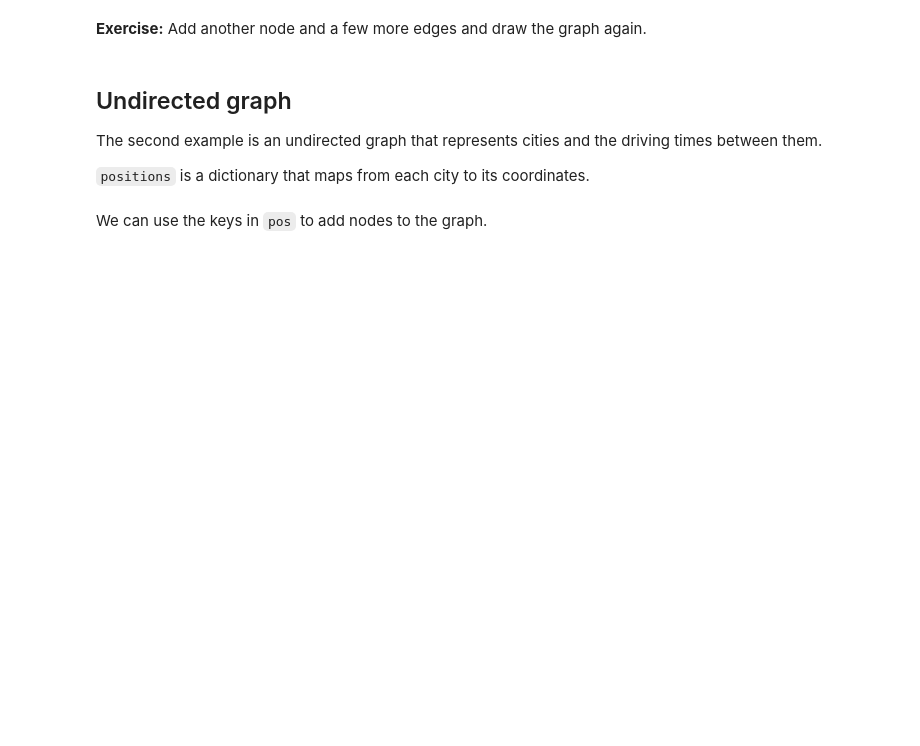
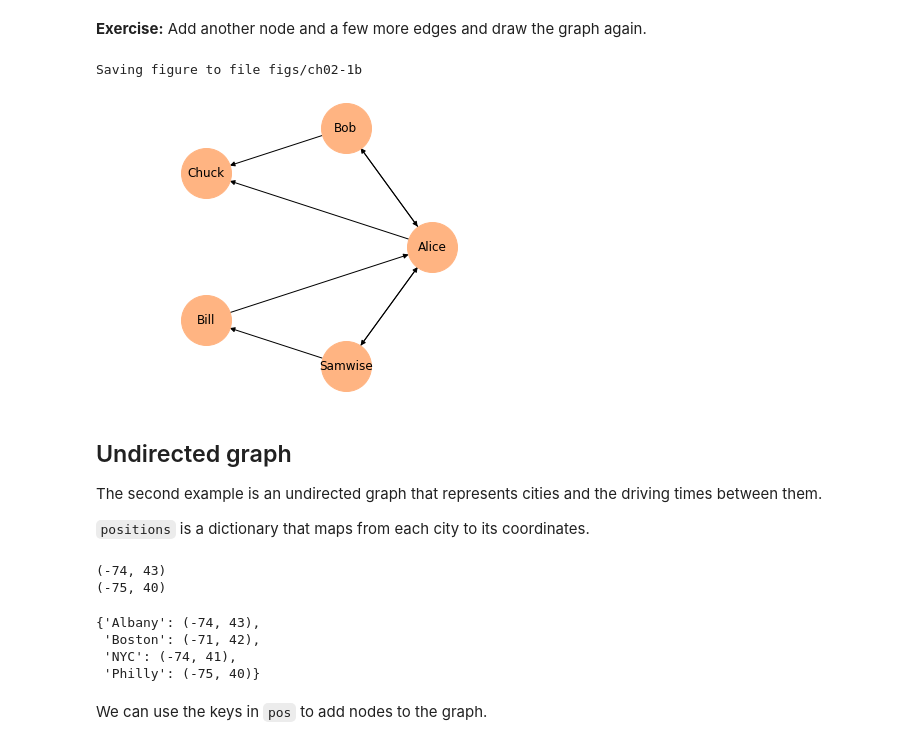
Before and after one commit to wostrie2/ThinkComplexity2, a Jupyter notebook: notebooks/chap02.ipynb, the cells around one changed output. Drawn from its saved outputs; the diff is of its cells as text; code cells hidden in the pictures; blank space fills up the shorter version.

```diff
--- a/notebooks/chap02.ipynb
+++ b/notebooks/chap02.ipynb
@@ -70,3 +74,20 @@ Saving figure to file figs/chap02-1
+# %%
+# Solution goes here
+G.add_node('Samwise')
+
+G.add_edge('Samwise', 'Bill')
+G.add_edge('Samwise', 'Alice')
+G.add_edge('Alice', 'Samwise')
+
+nx.draw_circular(G,
+                 node_color='C1',
+                 node_size=2500,
+                 with_labels=True)
+plt.axis('equal')
+savefig('figs/ch02-1b')
+# %% [output]
+Saving figure to file figs/ch02-1b
+[figure, added]
 # %% [markdown]
 ## Undirected graph
 
@@ -79,7 +100,18 @@ positions = dict(Albany=(-74, 43),
                  NYC=(-74, 41),
                  Philly=(-75, 40))
 
-positions['Albany']
+print(positions['Albany'])
+print(positions['Philly'])
+# %% [output]
+(-74, 43)
+(-75, 40)
+# %%
+positions
+# %% [output]
+{'Albany': (-74, 43),
+ 'Boston': (-71, 42),
+ 'NYC': (-74, 41),
+ 'Philly': (-75, 40)}
 # %% [markdown]
 We can use the keys in `pos` to add nodes to the graph.
 # %%
```
Also changed, not shown: parts of 43 cells of this notebook, 7 other files.
